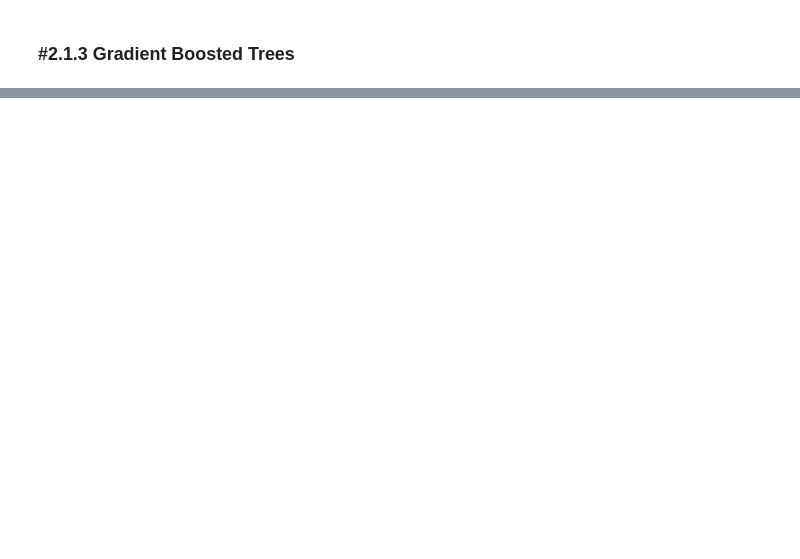
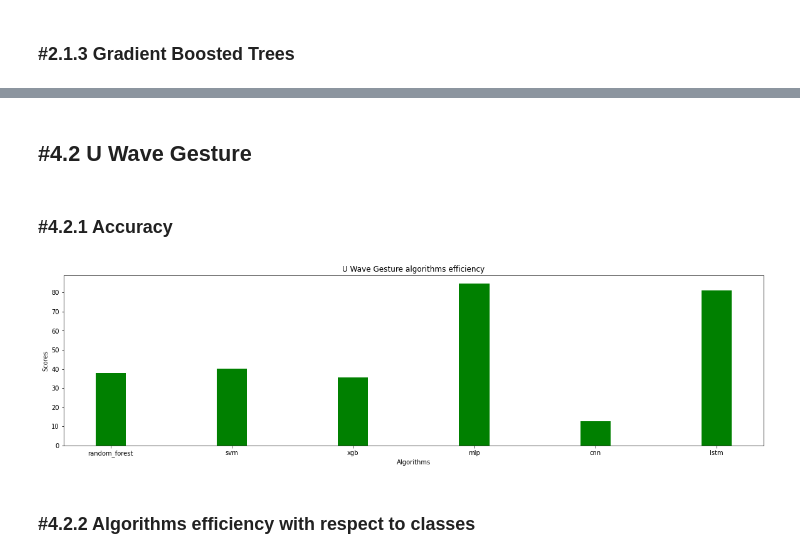
Before and after one commit to AdrianDochian/machine-learning-challenges, a Jupyter notebook: MachineLearningChallenges.ipynb, the cells around one changed output, grey strips where cells are left out. Cells and saved outputs as stored; diff of their text form; code cells hidden in the pictures; blank space fills up the shorter version.

```diff
--- a/MachineLearningChallenges.ipynb
+++ b/MachineLearningChallenges.ipynb
@@ -465,0 +847,12 @@ xgb_result = fit_predict_and_compute_metrics(
+# %%
+train_x = get_np_array_from_data_frame(train_x_u_wave_gesture)
+train_y = tf.keras.utils.to_categorical(train_y_u_wave_gesture)
+
+test_x = get_np_array_from_data_frame(test_x_u_wave_gesture)
+test_y = test_y_u_wave_gesture
+# %%
+lstm_model = build_lstm_model(train_x.shape[1:], train_y.shape[1])
+lstm_result = fit_predict_and_compute_metrics_nn(lstm_model, train_x, train_y, test_x, test_y, batch_size=5, epochs=10, verbose=0)
+
+u_wave_gesture_results["lstm"] = lstm_result
+lstm_result
@@ -465,0 +920,10 @@ xgb_result = fit_predict_and_compute_metrics(
+# %% [markdown]
+## #4.2 U Wave Gesture
+# %% [markdown]
+### #4.2.1 Accuracy
+# %%
+plot_algorithms_accuracy(u_wave_gesture_results, "U Wave Gesture")
+# %% [output]
+[figure, added]
+# %% [markdown]
+### #4.2.2 Algorithms efficiency with respect to classes
```
Also changed, not shown: parts of 60 cells of this notebook.
